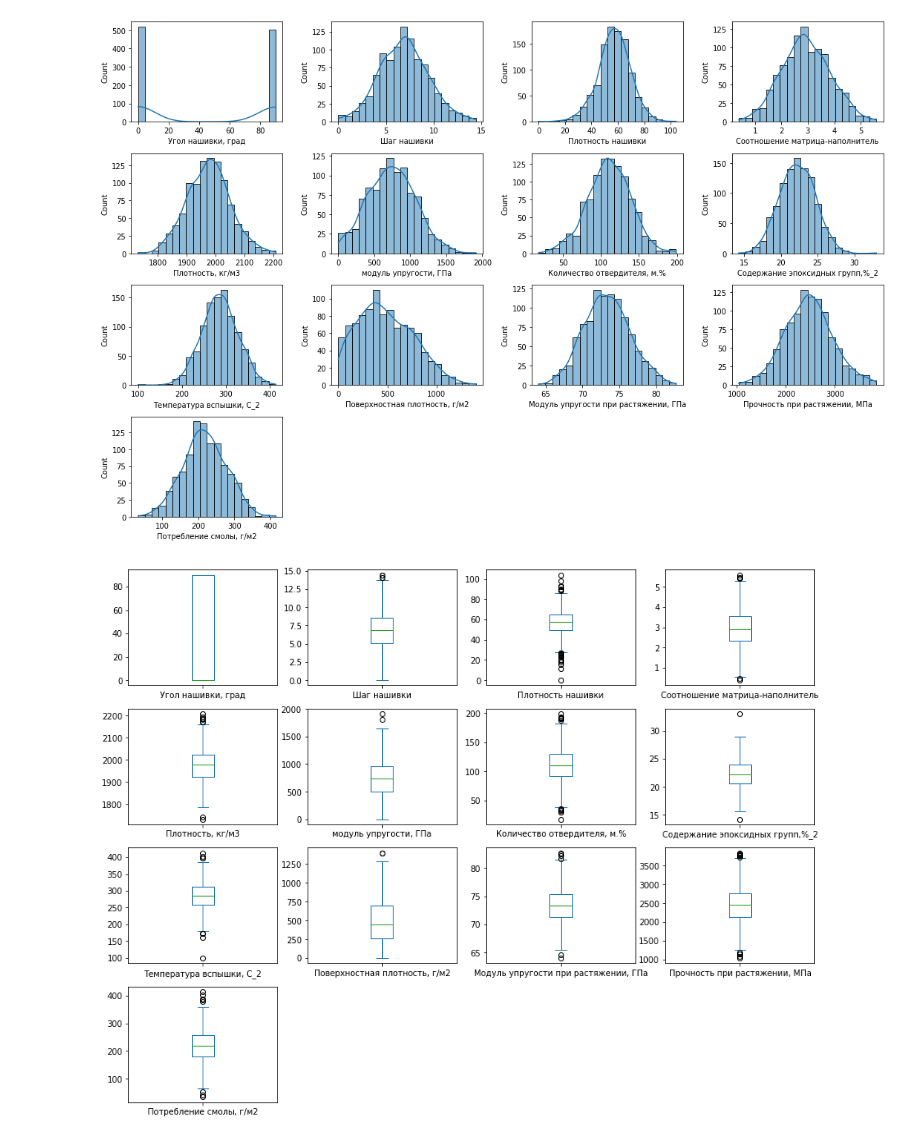
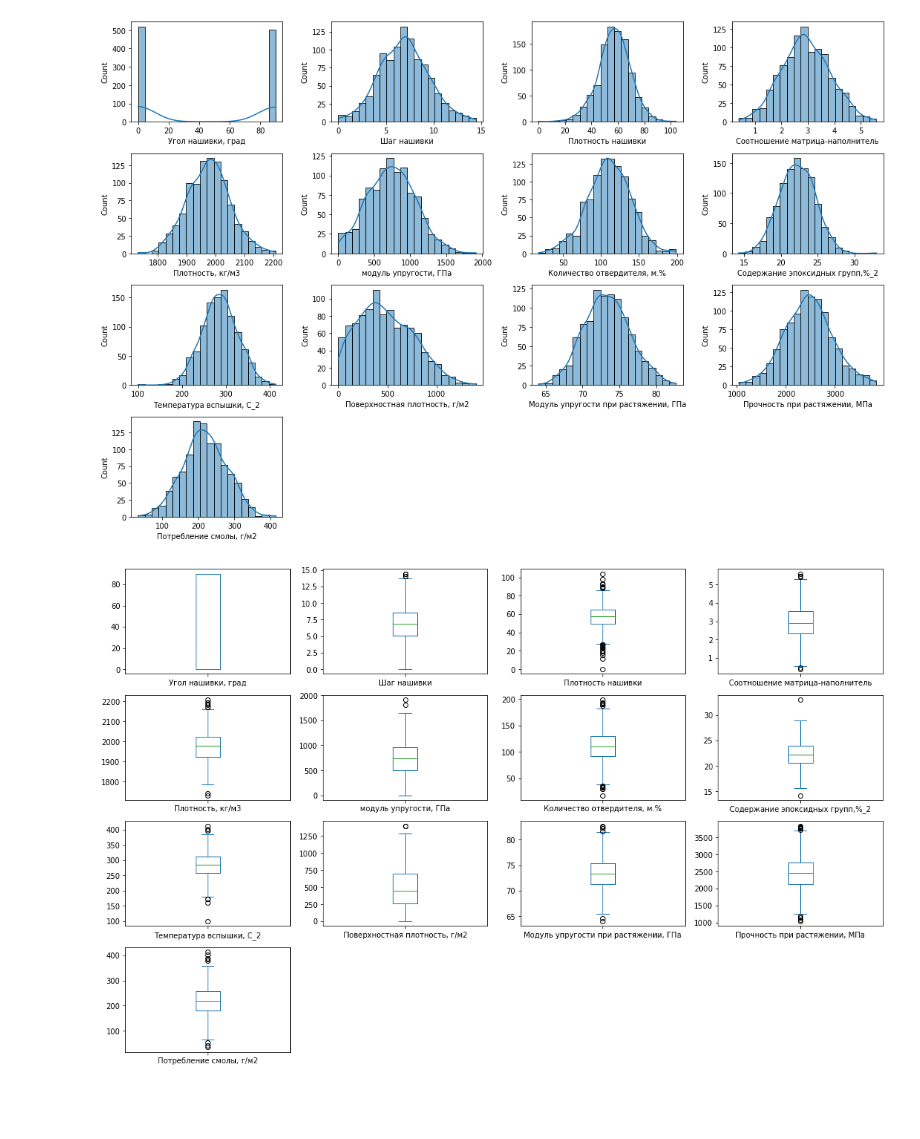
Before and after one commit to AlexeyMM84/VKR, a Jupyter notebook: VRKnew.ipynb, the cells around one changed output. Saved outputs shown, nothing was run; the diff lists cells and outputs as text; code cells hidden in the pictures; blank space fills up the shorter version.

```diff
--- a/VRKnew.ipynb
+++ b/VRKnew.ipynb
@@ -100,13 +100,13 @@ draw_histograms(df, df.columns, 4, 4)
 # %% [output]
 [figure]
 # %%
-fig = plt.figure(figsize=(15,40))
+fig = plt.figure(figsize=(18.25,40))
 total_axes = len(df.columns)
 subplt = 1
 for x in df.columns:
     ax = fig.add_subplot(total_axes, 4, subplt)
     df[x].plot(kind="box")
     subplt+=1
 plt.show()
 # %% [output]
-[figure, old version]
+[figure, new version]
```
Also changed, not shown: parts of 1 cell of this notebook.
